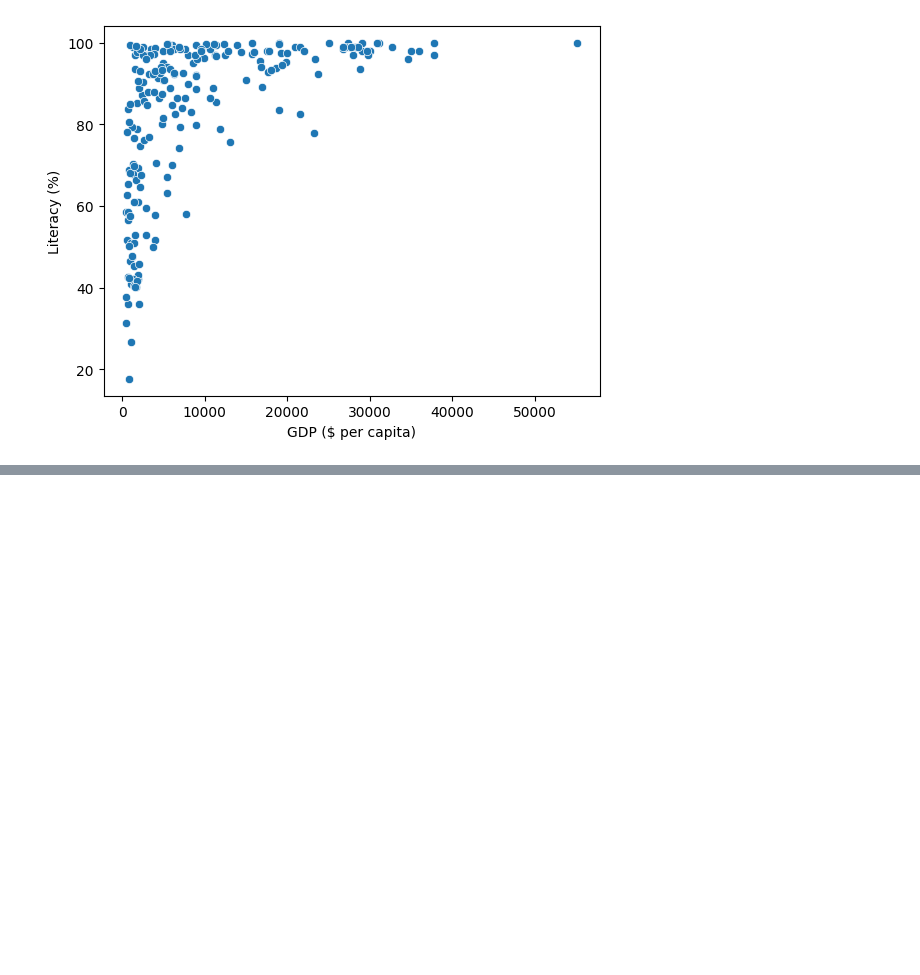
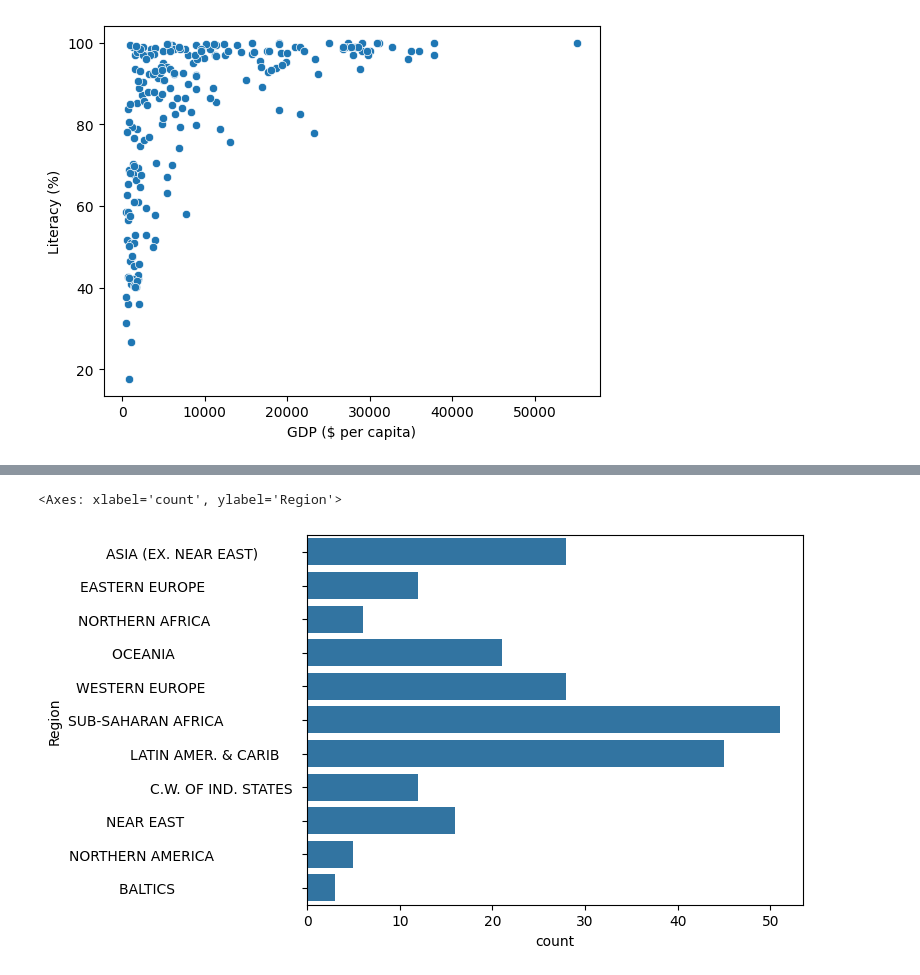
Before and after one commit to abhijeet-bhambere/learning-trail-data-visualizatn-python, a Jupyter notebook: seaborn_training_dc.ipynb, the cells around one changed output, grey strips where cells are left out. Cells and saved outputs as stored; diff of their text form; code cells hidden in the pictures; blank space fills up the shorter version.

```diff
--- a/seaborn_training_dc.ipynb
+++ b/seaborn_training_dc.ipynb
@@ -173,0 +192,5 @@ plt.show()
+# %%
+sns.countplot(data=new_countries, y="Region")
+# %% [output]
+<Axes: xlabel='count', ylabel='Region'>
+[figure, added]
```
Also changed, not shown: parts of 26 cells of this notebook.
